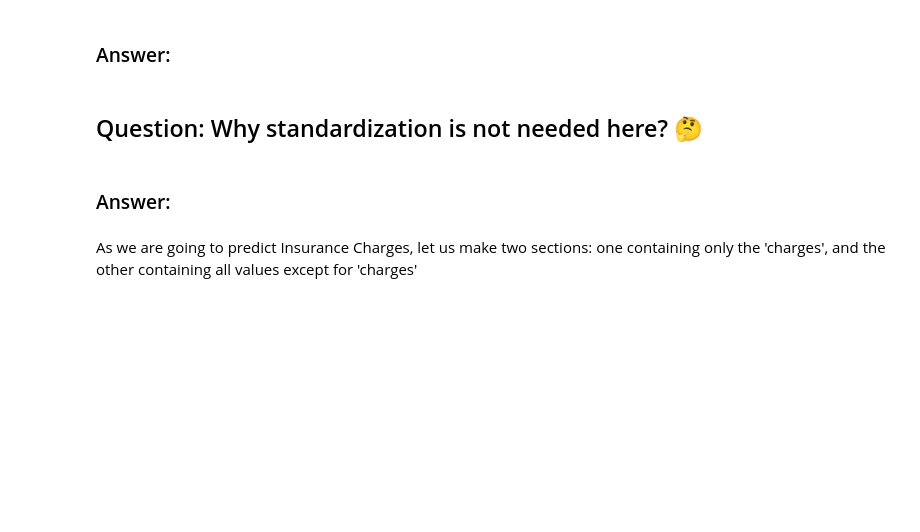
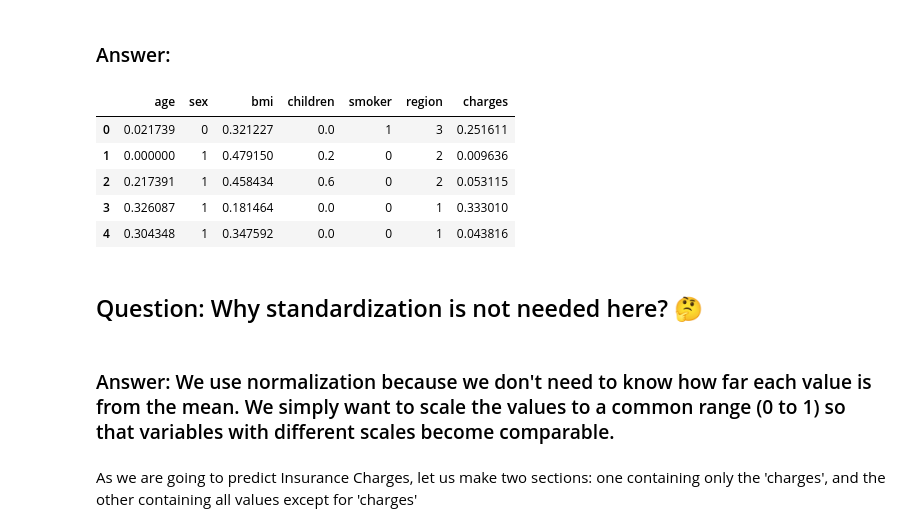
Before and after one commit to siddhigogri/SiddhiGogri_LP_Synapse26, a Jupyter notebook: Synapse Task1A.ipynb, the cells around one changed output. Saved outputs shown, nothing was run; the diff lists cells and outputs as text; code cells hidden in the pictures; blank space fills up the shorter version.

```diff
--- a/Synapse Task1A.ipynb
+++ b/Synapse Task1A.ipynb
@@ -224,10 +224,23 @@ df.head()
 
 
 ### Answer:
+# %%
+from sklearn.preprocessing import MinMaxScaler
+scaler = MinMaxScaler()
+df[['age','bmi', 'children', 'charges']] = scaler.fit_transform(df[['age','bmi', 'children', 'charges']])
+# %%
+df.head()
+# %% [output]
+|  | age | sex | bmi | children | smoker | region | charges |
+| 0 | 0.021739 | 0 | 0.321227 | 0.0 | 1 | 3 | 0.251611 |
+| 1 | 0.000000 | 1 | 0.479150 | 0.2 | 0 | 2 | 0.009636 |
+| 2 | 0.217391 | 1 | 0.458434 | 0.6 | 0 | 2 | 0.053115 |
+| 3 | 0.326087 | 1 | 0.181464 | 0.0 | 0 | 1 | 0.333010 |
+| 4 | 0.304348 | 1 | 0.347592 | 0.0 | 0 | 1 | 0.043816 |
 # %% [markdown]
 ## Question: Why standardization is not needed here? 🤔
-# %% [markdown]
-### Answer:
+# %% [markdown]
+### Answer: We use normalization because we don't need to know how far each value is from the mean. We simply want to scale the values to a common range (0 to 1) so that variables with different scales become comparable.
 # %% [markdown]
 As we are going to predict Insurance Charges, let us make two sections: one containing only the 'charges', and the other containing all values except for 'charges'
 # %% [markdown]
```
Also changed, not shown: parts of 10 cells of this notebook.
